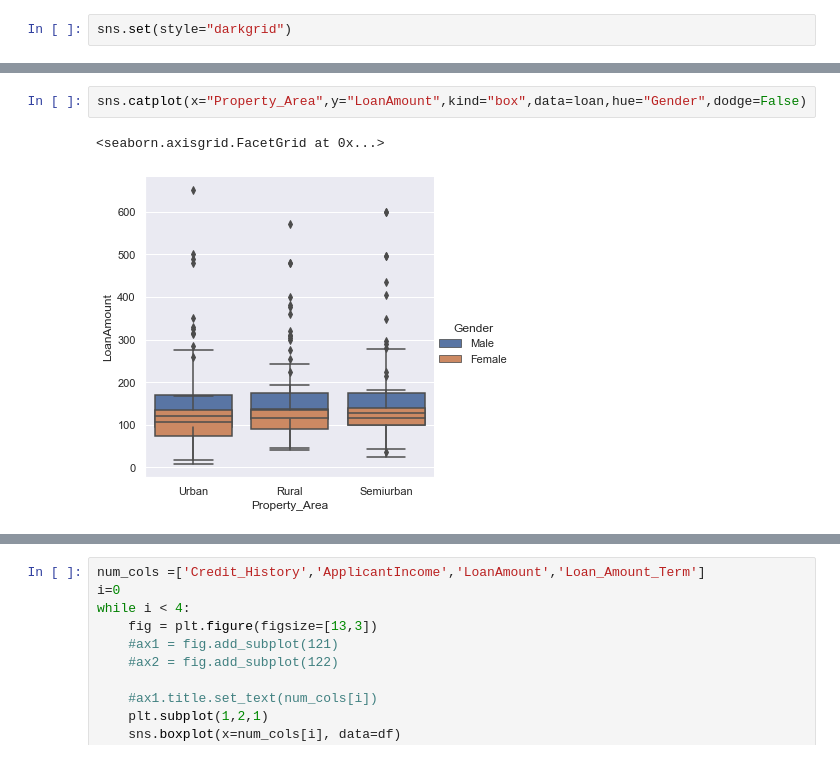
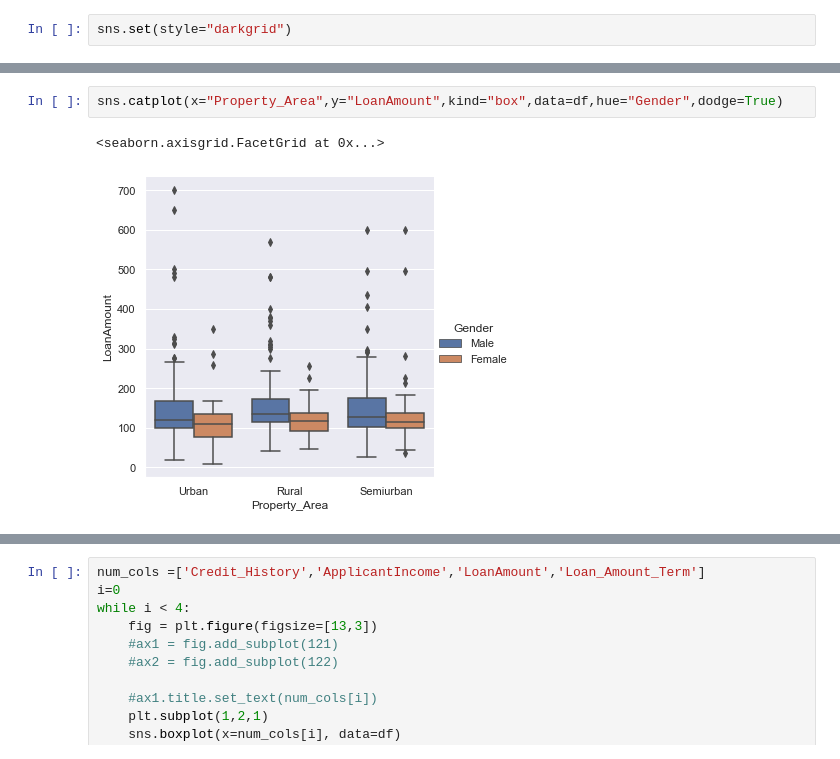
Before and after one commit to shirudeneha7/EDA-PROJECT, a Jupyter notebook: Data Analysis of Loan Eligibility Prediction.ipynb, the cells around one changed output, grey strips where cells are left out. Drawn from its saved outputs; the diff is of its cells as text.

```diff
--- a/Data Analysis of Loan Eligibility Prediction.ipynb
+++ b/Data Analysis of Loan Eligibility Prediction.ipynb
@@ -260,5 +241,5 @@ sns.catplot(x="Property_Area",y="LoanAmount",data=loan,kind="swarm",hue="Gender"
 # %%
-sns.catplot(x="Property_Area",y="LoanAmount",kind="box",data=loan,hue="Gender",dodge=False)
+sns.catplot(x="Property_Area",y="LoanAmount",kind="box",data=df,hue="Gender",dodge=True)
 # %% [output]
 <seaborn.axisgrid.FacetGrid at 0x...>
-[figure, old version]
+[figure, new version]
```
Also changed, not shown: parts of 47 cells of this notebook, 1 other file.
